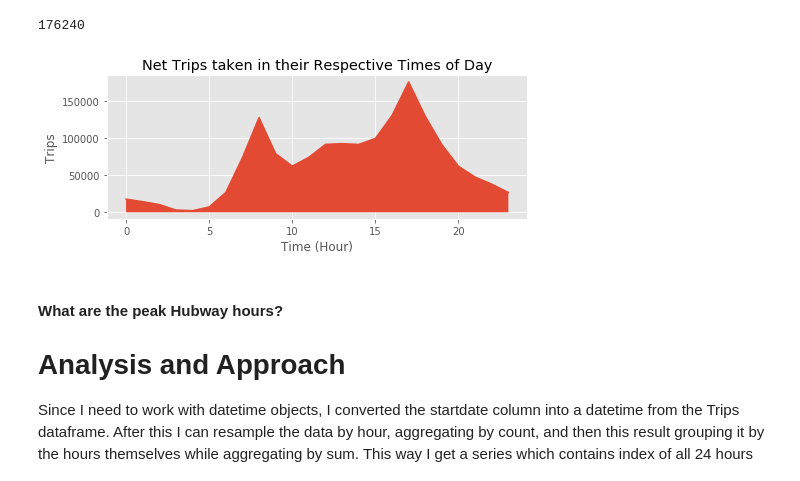
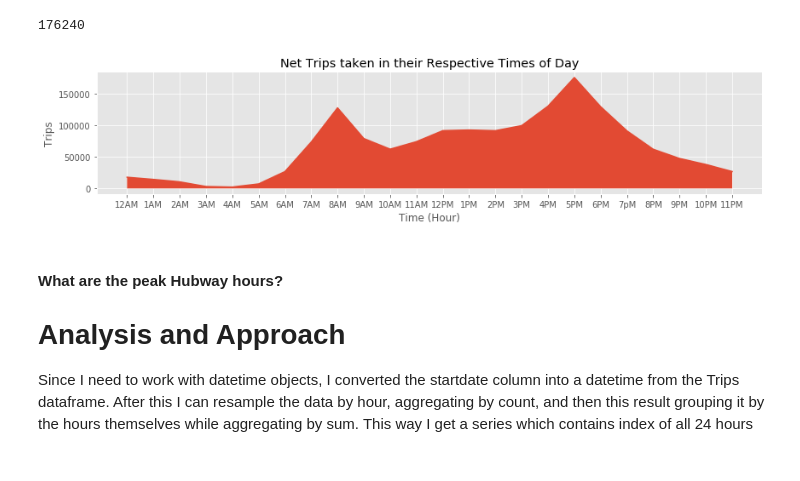
Before and after one commit to jisanos/Hubway-Data-Visualization-Challenge, a Jupyter notebook: Exam_Script.ipynb, the cells around one changed output. Drawn from its saved outputs; the diff is of its cells as text; code cells hidden in the pictures.

Commit message:
Added custom ticks to Asymetry plot

```diff
--- a/Exam_Script.ipynb
+++ b/Exam_Script.ipynb
@@ -159,15 +159,20 @@ Trips_per_hour.max()
 176240
 # %%
 plt.style.use('ggplot')
-plt.figure(figsize=(7,3))
+plt.figure(figsize=(12,3))
 plt.plot(Trips_per_hour)
 plt.fill_between(Trips_per_hour.index.values, Trips_per_hour.values)
 plt.xlabel('Time (Hour)')
 plt.ylabel('Trips')
 plt.title('Net Trips taken in their Respective Times of Day')
+
+hour_labels=['12AM','1AM','2AM','3AM','4AM','5AM','6AM','7AM','8AM','9AM','10AM','11AM','12PM',
+             '1PM','2PM','3PM','4PM','5PM','6PM','7PM','8PM','9PM','10PM','11PM']
+
+plt.xticks(Trips_per_hour.index.values,hour_labels)
 plt.tight_layout()
 # %% [output]
-[figure, old version]
+[figure, new version]
 # %% [markdown]
 #### What are the peak Hubway hours?
 
```
Also changed, not shown: parts of 8 cells of this notebook.
